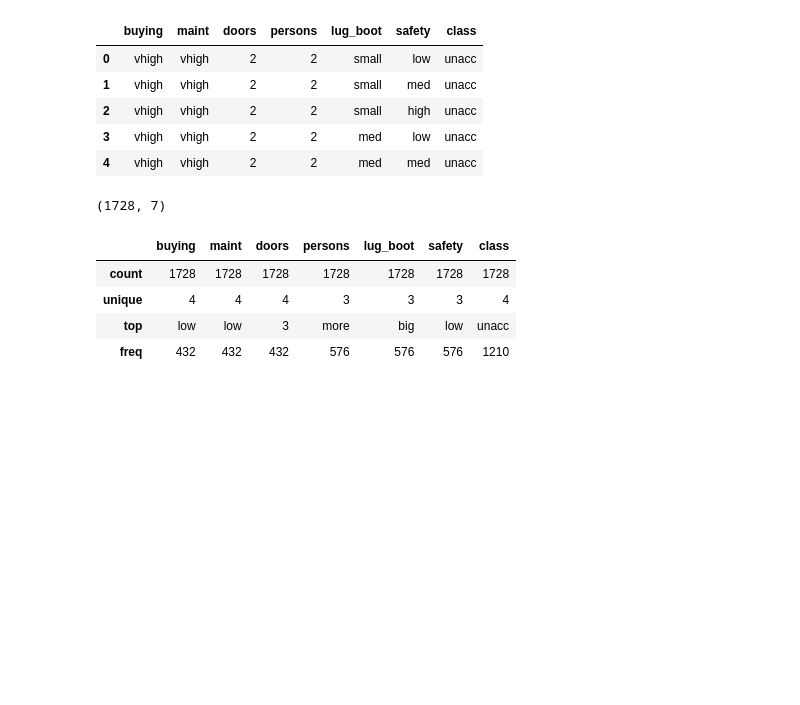
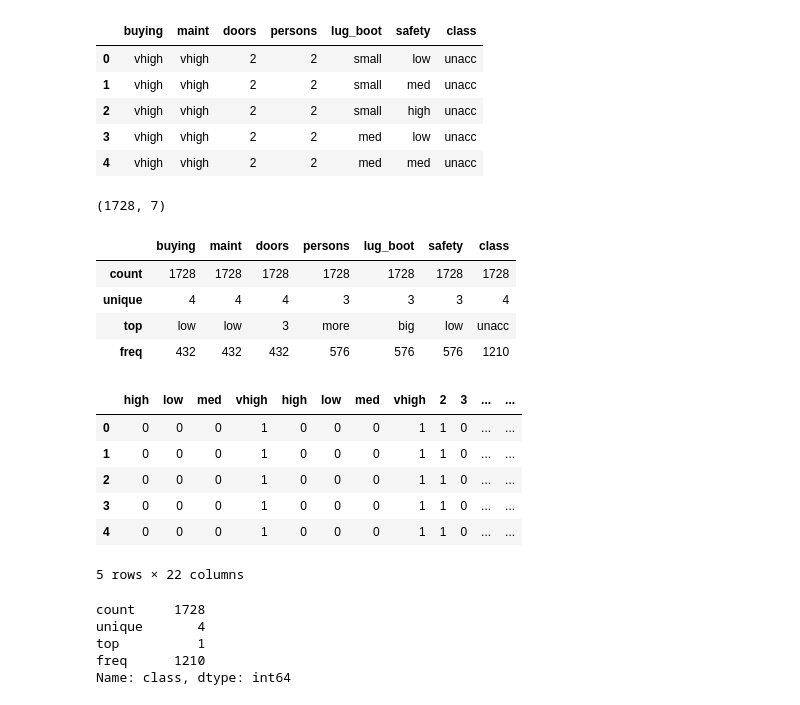
Before and after one commit to edimaudo/Python-projects, a Jupyter notebook: portfolio/car/car_evaluation.ipynb, the cells around one changed output. Drawn from its saved outputs; the diff is of its cells as text; code cells hidden in the pictures; blank space fills up the shorter version.

```diff
--- a/portfolio/car/car_evaluation.ipynb
+++ b/portfolio/car/car_evaluation.ipynb
@@ -67,0 +63,18 @@ df_safety = pd.get_dummies(df.safety)
+# %%
+df_new.head()
+# %% [output]
+|  | high | low | med | vhigh | high | low | med | vhigh | 2 | 3 | ... | ... |
+| 0 | 0 | 0 | 0 | 1 | 0 | 0 | 0 | 1 | 1 | 0 | ... | ... |
+| 1 | 0 | 0 | 0 | 1 | 0 | 0 | 0 | 1 | 1 | 0 | ... | ... |
+| 2 | 0 | 0 | 0 | 1 | 0 | 0 | 0 | 1 | 1 | 0 | ... | ... |
+| 3 | 0 | 0 | 0 | 1 | 0 | 0 | 0 | 1 | 1 | 0 | ... | ... |
+| 4 | 0 | 0 | 0 | 1 | 0 | 0 | 0 | 1 | 1 | 0 | ... | ... |
+5 rows × 22 columns
+# %%
+df['class'].describe()
+# %% [output]
+count     1728
+unique       4
+top          1
+freq      1210
+Name: class, dtype: int64
```
Also changed, not shown: parts of 11 cells of this notebook.
